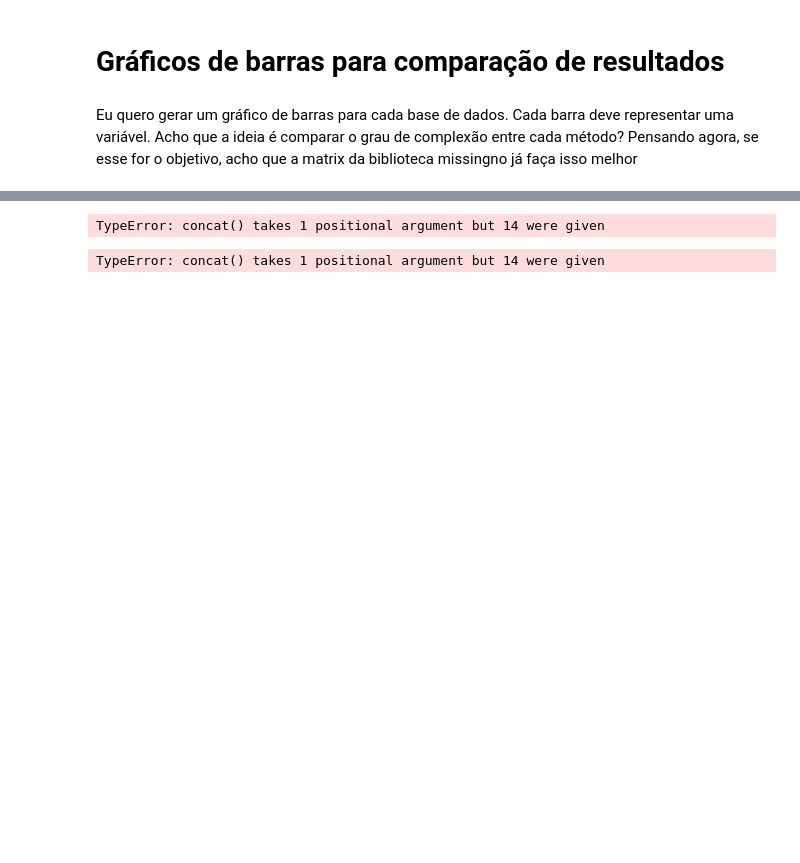
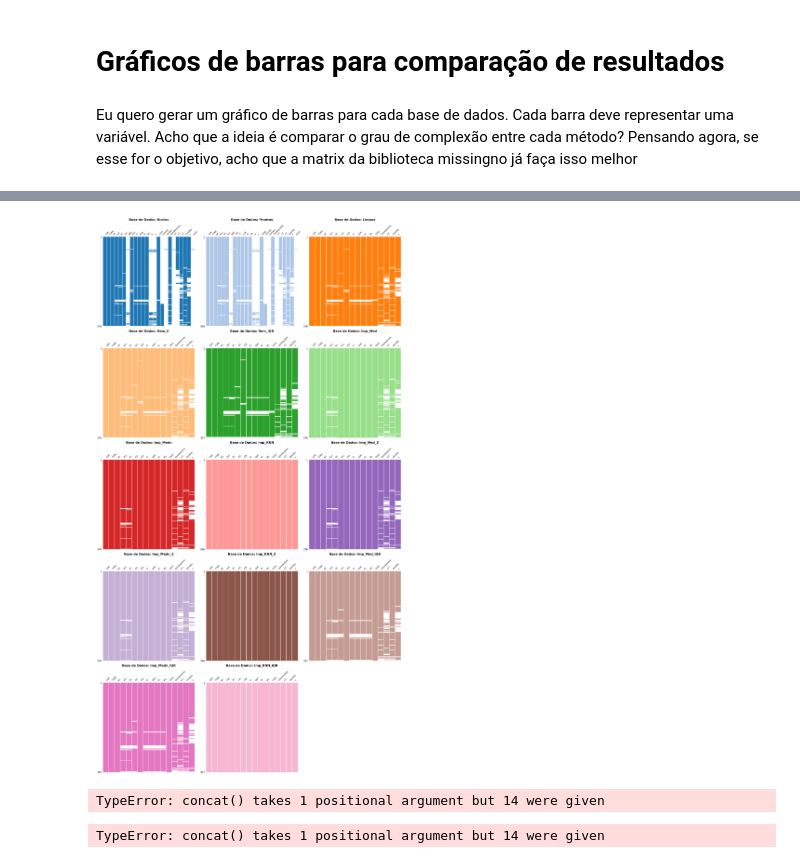
Before and after one commit to Guilherme-Betta/IC2, a Jupyter notebook: jupyter_notebooks/_rascunho.ipynb, the cells around one changed output, grey strips where cells are left out. Cells and saved outputs as stored; diff of their text form; code cells hidden in the pictures; blank space fills up the shorter version.

```diff
--- a/jupyter_notebooks/_rascunho.ipynb
+++ b/jupyter_notebooks/_rascunho.ipynb
@@ -132,3 +210,60 @@ plt.show()
+# %%
+import pandas as pd
+import matplotlib.pyplot as plt
+import seaborn as sns
+import math
+import missingno as msno # Não esqueça de importar a biblioteca!
+
+nomes_bases = [
+    'Brutos', 'Prontos', 'Limpos', 'Rem_Z', 'Rem_IQR',
+    'Imp_Med', 'Imp_Medn', 'Imp_KNN',
+    'Imp_Med_Z', 'Imp_Medn_Z', 'Imp_KNN_Z',
+    'Imp_Med_IQR', 'Imp_Medn_IQR', 'Imp_KNN_IQR'
+]
+
+# --- MANTENDO O PADRÃO DE CORES ---
+paleta = sns.color_palette("tab20", len(nomes_bases))
+cores_das_bases = {base: cor for base, cor in zip(nomes_bases, paleta)}
+
+num_bases = len(nomes_bases)
+colunas_no_grafico = 3
+linhas_no_grafico = math.ceil(num_bases / colunas_no_grafico)
+
+# Ajustamos o tamanho da figura (matrizes do missingno precisam de boa altura para mostrar as linhas)
+fig, axes = plt.subplots(linhas_no_grafico, colunas_no_grafico, figsize=(22, 8 * linhas_no_grafico))
+axes = axes.flatten()
+
+for i, base in enumerate(data_bases):
+    ax = axes[i]
+    nome_da_base = nomes_bases[i]
+
+    # É uma boa prática garantir que estamos plotando apenas as colunas de interesse
+    colunas_presentes = [var for var in variaveis if var in base.columns]
+    df_filtrado = base[colunas_presentes]
+
+    # --- PLOTANDO A MATRIX DO MISSINGNO ---
+    # Passamos o dataframe, o eixo (ax) e a cor específica da base
+    msno.matrix(
+        df_filtrado,
+        ax=ax,
+        color=cores_das_bases[nome_da_base], # Aqui aplicamos a cor!
+        sparkline=False,                     # DESLIGADO: fundamental para não quebrar o layout da grade
+        fontsize=10                          # Tamanho da fonte dos rótulos do eixo X
+    )
+
+    # Título do gráfico (precisamos afastar um pouco do gráfico com o 'pad' porque o msno usa o topo do eixo)
+    ax.set_title(f'Base de Dados: {nome_da_base}', fontsize=16, fontweight='bold', pad=20)
+
+# Remover os gráficos vazios no final da grade, se houver
+for j in range(num_bases, len(axes)):
+    fig.delaxes(axes[j])
+
+# plt.tight_layout() pode bugar um pouco com o missingno, então usamos um ajuste manual leve se necessário.
+# Mas em geral, com o sparkline=False, ele funciona bem.
+plt.tight_layout()
+plt.show()
+# %% [output]
+[figure, added]
 # %%
 # Referências para essa tentativa:
 ### https://www.statology.org/seaborn-multiple-plots/
```
Also changed, not shown: parts of 2 cells of this notebook, 3 other files.
